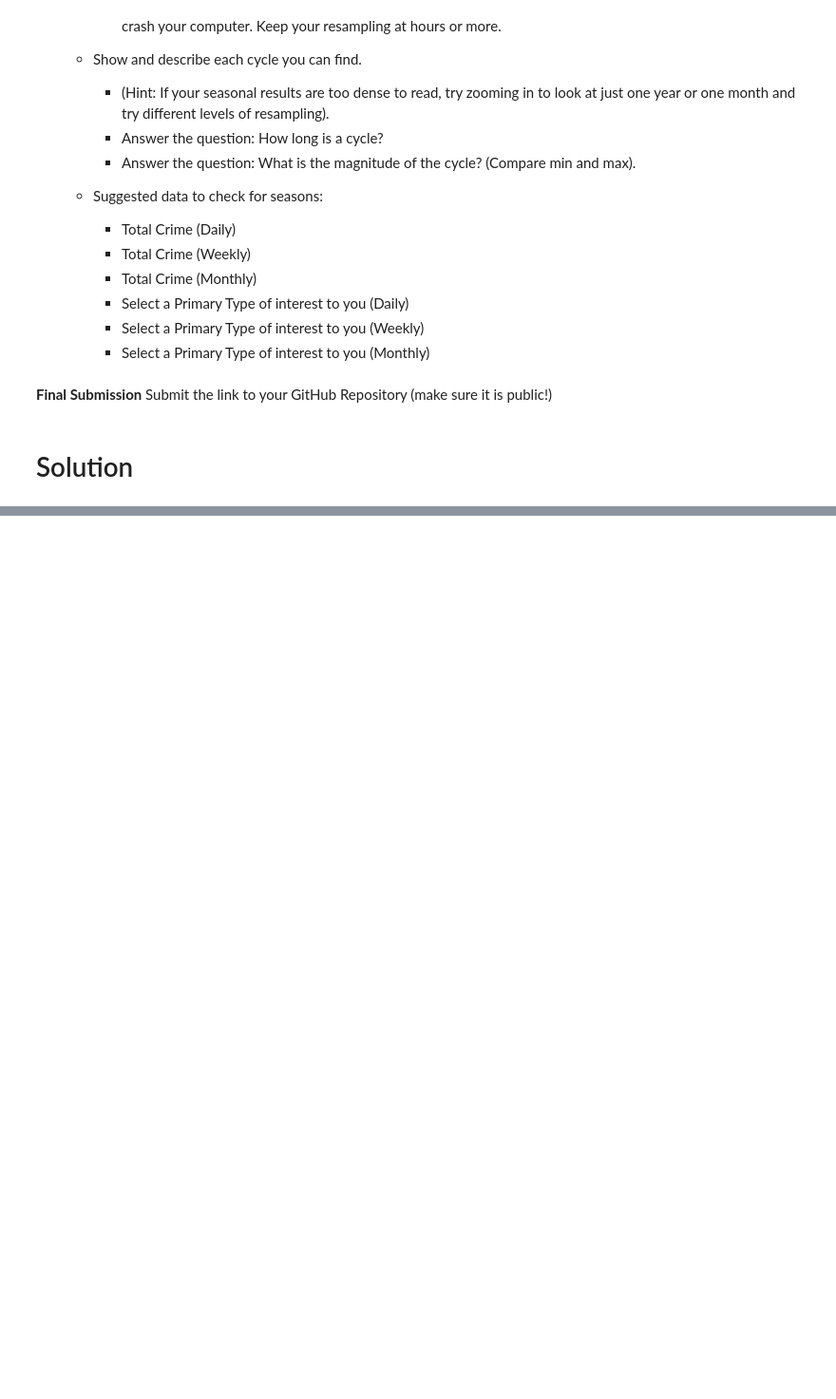
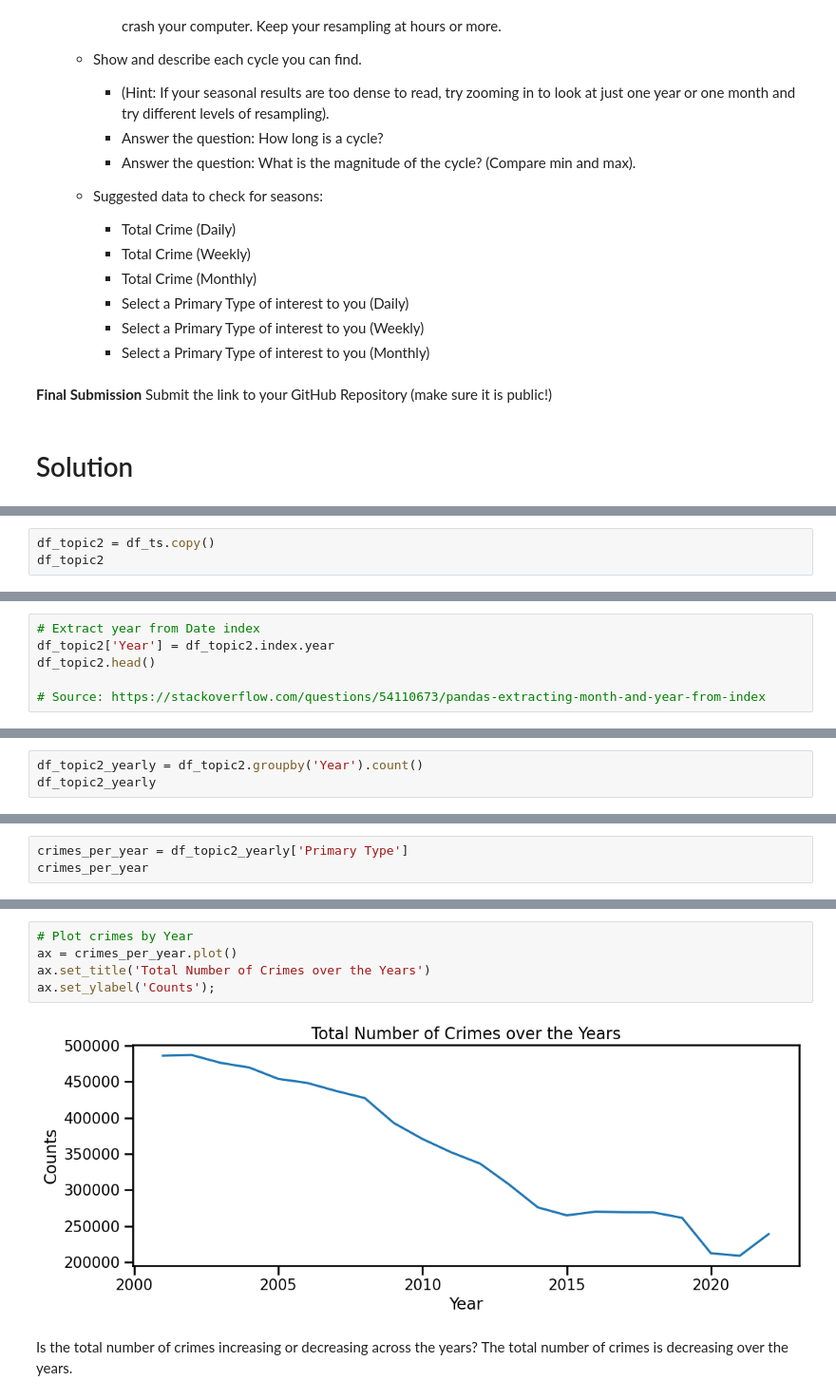
Before and after one commit to eccecarreon/data-viz-core-project, a Jupyter notebook: Project 3 - Part 1 (Core).ipynb, the cells around one changed output, grey strips where cells are left out. Shown at 95% size. Drawn from its saved outputs; the diff is of its cells as text; blank space fills up the shorter version.

```diff
--- a/Project 3 - Part 1 (Core).ipynb
+++ b/Project 3 - Part 1 (Core).ipynb
@@ -82,0 +662,3 @@ Submit the link to your GitHub Repository (make sure it is public!)
+# %%
+df_topic2 = df_ts.copy()
+df_topic2
@@ -82,0 +680,6 @@ Submit the link to your GitHub Repository (make sure it is public!)
+# %%
+# Extract year from Date index
+df_topic2['Year'] = df_topic2.index.year
+df_topic2.head()
+
+# Source: https://stackoverflow.com/questions/54110673/pandas-extracting-month-and-year-from-index
@@ -82,0 +694,3 @@ Submit the link to your GitHub Repository (make sure it is public!)
+# %%
+df_topic2_yearly = df_topic2.groupby('Year').count()
+df_topic2_yearly
@@ -82,0 +716,3 @@ Submit the link to your GitHub Repository (make sure it is public!)
+# %%
+crimes_per_year = df_topic2_yearly['Primary Type']
+crimes_per_year
@@ -82,0 +737,9 @@ Submit the link to your GitHub Repository (make sure it is public!)
+# %%
+# Plot crimes by Year
+ax = crimes_per_year.plot()
+ax.set_title('Total Number of Crimes over the Years')
+ax.set_ylabel('Counts');
+# %% [output]
+[figure, added]
+# %% [markdown]
+Is the total number of crimes increasing or decreasing across the years? The total number of crimes is decreasing over the years.
```
Also changed, not shown: parts of 56 cells of this notebook.
